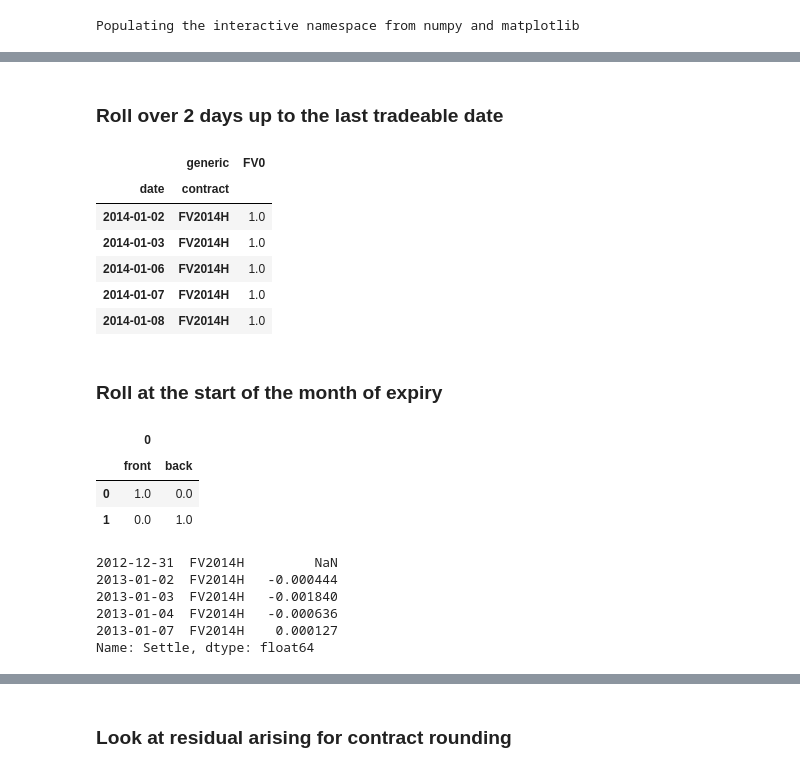
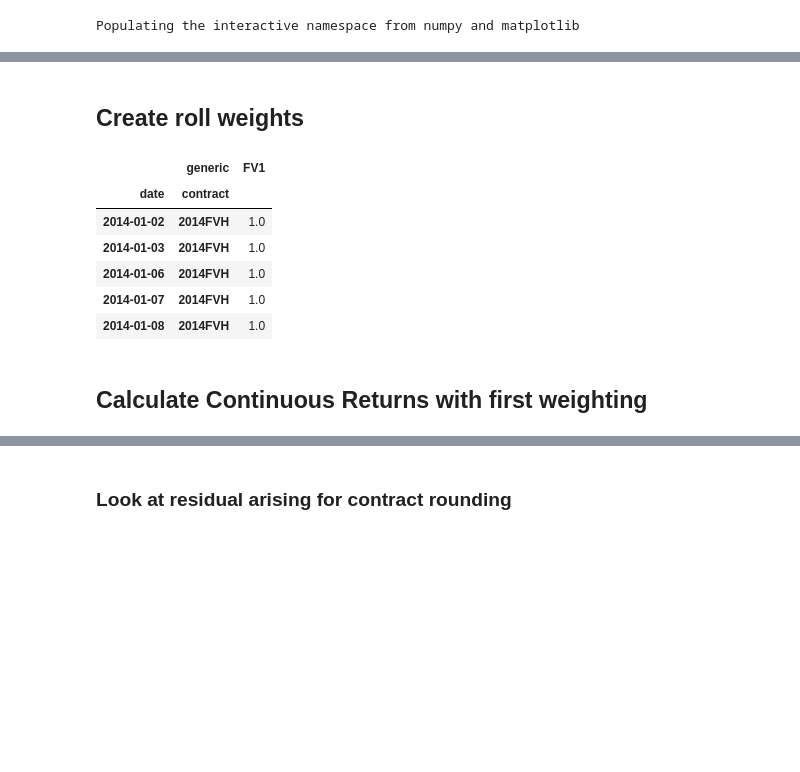
Before and after one commit to matthewgilbert/mapping, a Jupyter notebook: examples/continous_returns.ipynb, the cells around one changed output, grey strips where cells are left out. Cells and saved outputs as stored; diff of their text form; code cells hidden in the pictures; blank space fills up the shorter version.

```diff
--- a/examples/continous_returns.ipynb
+++ b/examples/continous_returns.ipynb
@@ -50,0 +94,4 @@ Name: Settle, dtype: float64
+# %%
+ts = rets.index.levels[0]
+ts = ts[ts >= pd.Timestamp("2014-01-01")]
+ts = ts[ts <= pd.Timestamp("2015-11-25")]
@@ -51,7 +100,6 @@ Name: Settle, dtype: float64
 # %%
-cols = pd.MultiIndex.from_product([[0], ['front', 'back']])
+cols = pd.MultiIndex.from_product([["FV1"], ['front', 'back']])
 idx = [-2, -1, 0]
 transition = pd.DataFrame([[1.0, 0.0], [0.5, 0.5], [0.0, 1.0]], index=idx, columns=cols)
-
 transition
 # %% [output]
@@ -60,8 +108,3 @@ transition
 | -2 | 1.0 | 0.0 |
 | -1 | 0.5 | 0.5 |
 | 0 | 0.0 | 1.0 |
-# %%
-# hacky way to get "last trade date" without actually looking at contract meta data
-contract_dates = prices.reset_index().groupby("level_1").last().loc[:, "level_0"]
-
-contract_dates.sort_values()
@@ -79,5 +110,0 @@ Name: level_0, dtype: datetime64[ns]
-# %%
-ts = rets.index.levels[0]
-ts = ts[ts >= pd.Timestamp("2014-01-01")]
-ts = ts[ts <= pd.Timestamp("2015-12-28")]
-ts
@@ -93,27 +111,14 @@ DatetimeIndex(['2014-01-02', '2014-01-03', '2014-01-06', '2014-01-07',
-# %% [markdown]
-### Roll over 2 days up to the last tradeable date
+# %% [markdown]
+## Create roll weights
 # %%
 weights_pre_expiry = mappings.roller(ts, contract_dates, mappings.static_transition,
-                                     transition=transition, generic="FV")
+                                     transition=transition)
 weights_pre_expiry.head()
 # %% [output]
-|  | generic | FV0 |
+|  | generic | FV1 |
 | date | contract |  |
-| 2014-01-02 | FV2014H | 1.0 |
-| 2014-01-03 | FV2014H | 1.0 |
-| 2014-01-06 | FV2014H | 1.0 |
-| 2014-01-07 | FV2014H | 1.0 |
-| 2014-01-08 | FV2014H | 1.0 |
+| 2014-01-02 | 2014FVH | 1.0 |
+| 2014-01-03 | 2014FVH | 1.0 |
+| 2014-01-06 | 2014FVH | 1.0 |
+| 2014-01-07 | 2014FVH | 1.0 |
+| 2014-01-08 | 2014FVH | 1.0 |
-# %% [markdown]
-### Roll at the start of the month of expiry
-# %%
-cols = pd.MultiIndex.from_product([[0], ['front', 'back']])
-idx = [0, 1]
-transition_month = pd.DataFrame([[1.0, 0.0], [0.0, 1.0]], index=idx, columns=cols)
-
-transition_month
-# %% [output]
-|  | 0 |  |
-|  | front | back |
-| 0 | 1.0 | 0.0 |
-| 1 | 0.0 | 1.0 |
@@ -124,12 +125,5 @@ weights_start_month = mappings.roller(ts, bom, mappings.static_transition,
-# %%
-rets.head()
-# %% [output]
-2012-12-31  FV2014H         NaN
-2013-01-02  FV2014H   -0.000444
-2013-01-03  FV2014H   -0.001840
-2013-01-04  FV2014H   -0.000636
-2013-01-07  FV2014H    0.000127
-Name: Settle, dtype: float64
+# %% [markdown]
+## Calculate Continuous Returns with first weighting
 # %%
 continous_rets = util.calc_rets(rets, weights_pre_expiry)
 continous_rets.head()
```
Also changed, not shown: parts of 33 cells of this notebook, 1 other file.
